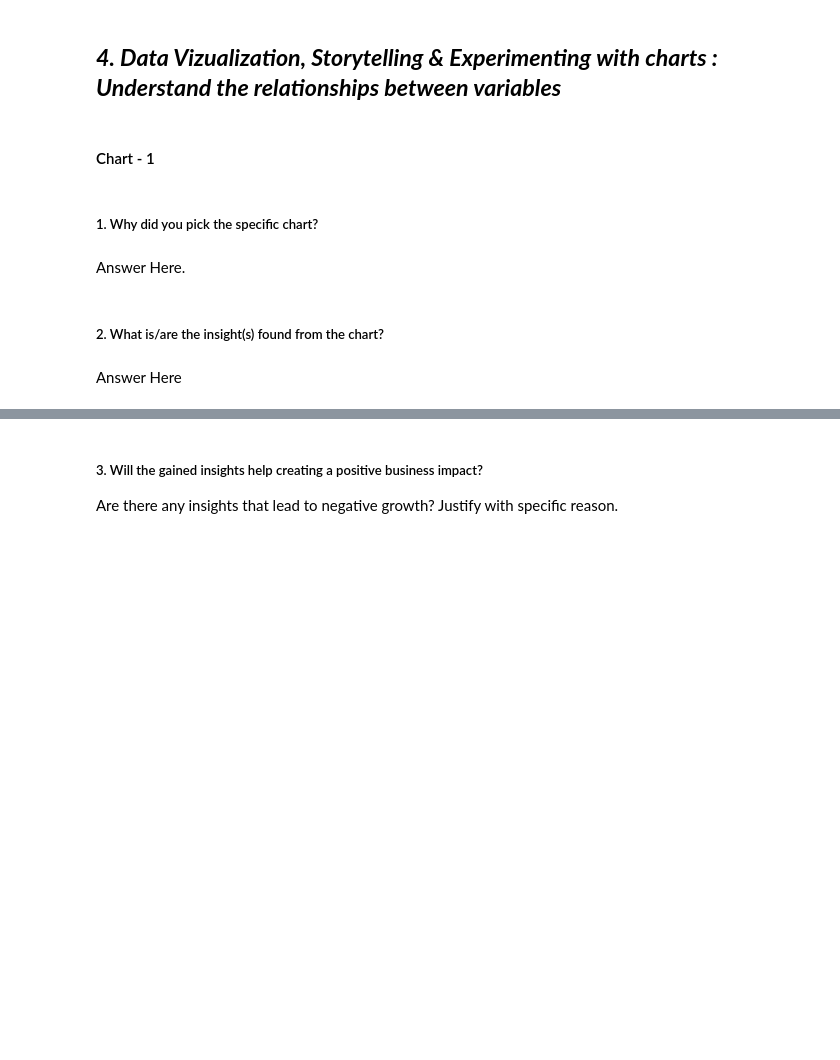
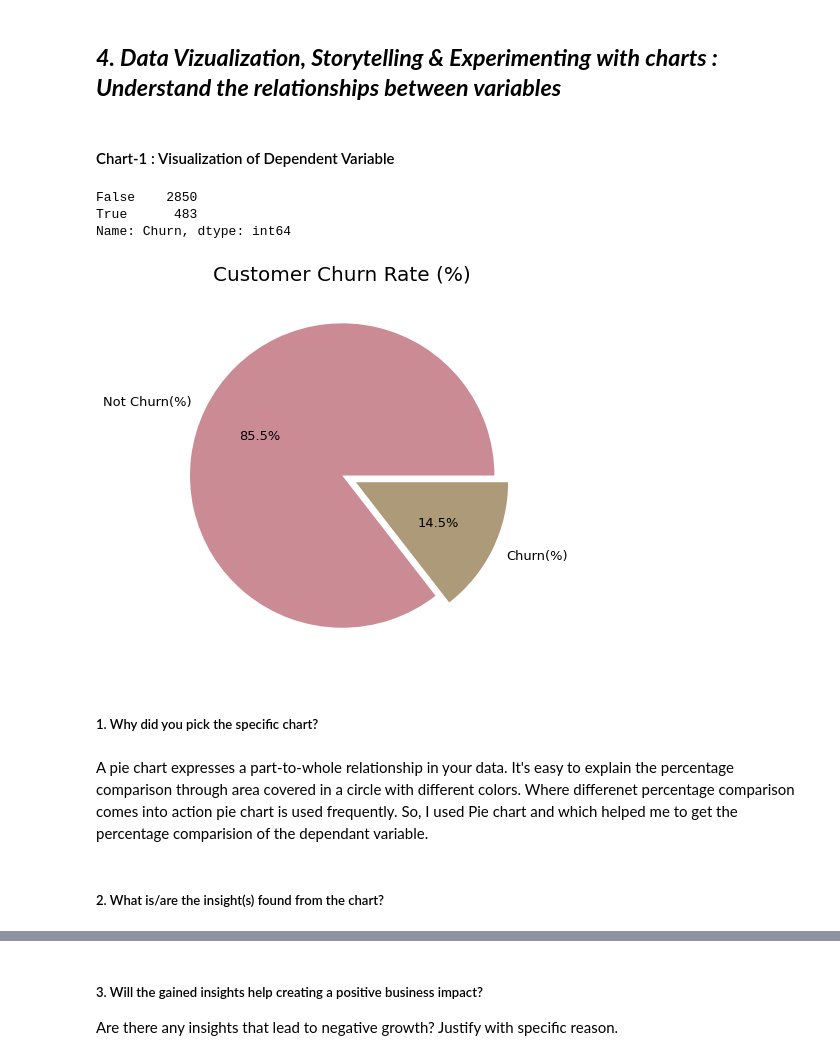
Before and after one commit to yahya-ansariii/TelecomChurnEDA, a Jupyter notebook: TelecomChurnEDA.ipynb, the cells around one changed output, grey strips where cells are left out. Cells and saved outputs as stored; diff of their text form; code cells hidden in the pictures; blank space fills up the shorter version.

Commit message:
Day 3: Data Wrangling/ Visualization

```diff
--- a/TelecomChurnEDA.ipynb
+++ b/TelecomChurnEDA.ipynb
@@ -395,4 +526,4 @@ Answer Here.
 # %% [markdown]
 ## ***4. Data Vizualization, Storytelling & Experimenting with charts : Understand the relationships between variables***
 # %% [markdown]
-#### Chart - 1
+#### Chart-1 : Visualization of Dependent Variable
@@ -401,8 +530,30 @@ Answer Here.
+# %%
+# Chart - 1 visualization code
+
+# Dependant Column Value Counts
+print(data.Churn.value_counts())
+print(" ")
+
+#color palette selection
+colors = sns.husl_palette(s=.4)
+
+# plotting data on chart
+plt.figure(figsize=(12,7))
+explode = [0,0.1]
+textprops = {'fontsize':13}
+plt.pie(data['Churn'].value_counts(), labels=['Not Churn(%)','Churn(%)'], colors=colors, explode = explode, autopct="%1.1f%%",textprops = textprops)
+plt.title('Customer Churn Rate (%)', fontsize=20)
+
+# displaying chart
+plt.show()
+# %% [output]
+False    2850
+True      483
+Name: Churn, dtype: int64
+[figure, added]
 # %% [markdown]
 ##### 1. Why did you pick the specific chart?
-# %% [markdown]
-Answer Here.
+# %% [markdown]
+A pie chart expresses a part-to-whole relationship in your data. It's easy to explain the percentage comparison through area covered in a circle with different colors. Where differenet percentage comparison comes into action pie chart is used frequently. So, I used Pie chart and which helped me to get the percentage comparision of the dependant variable.
 # %% [markdown]
 ##### 2. What is/are the insight(s) found from the chart?
-# %% [markdown]
-Answer Here
```
Also changed, not shown: parts of 15 cells of this notebook.
